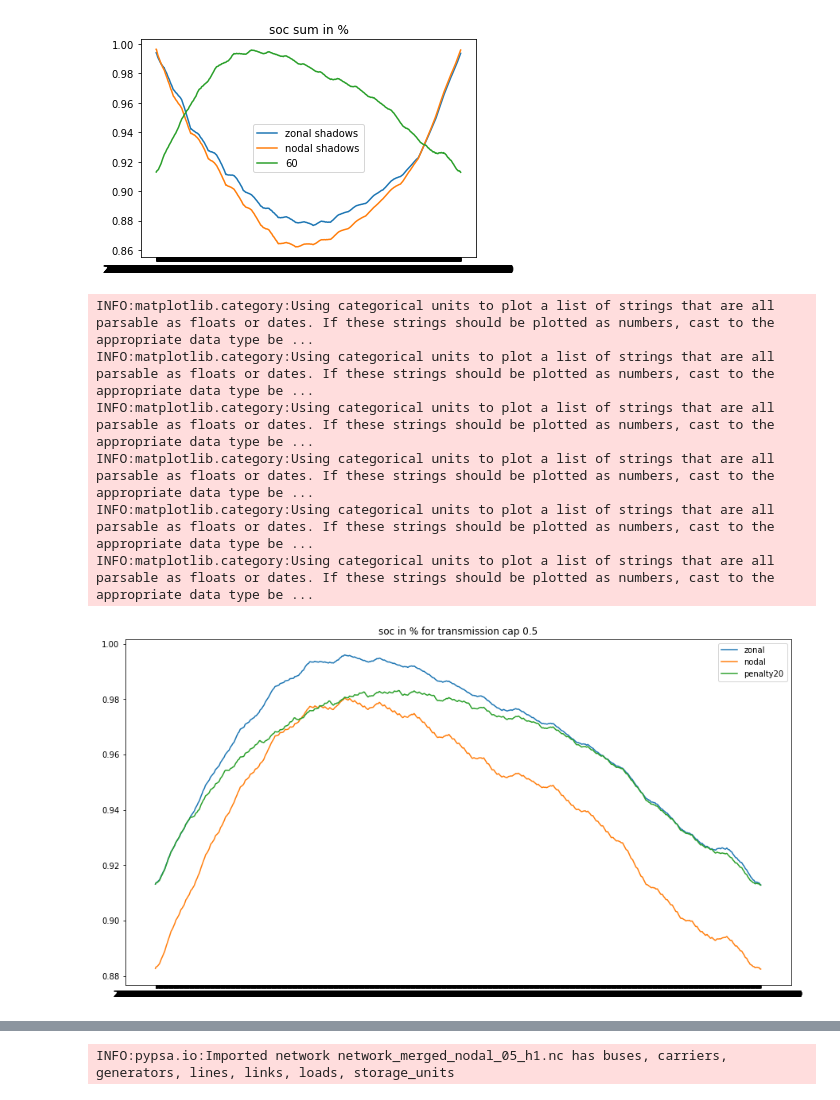
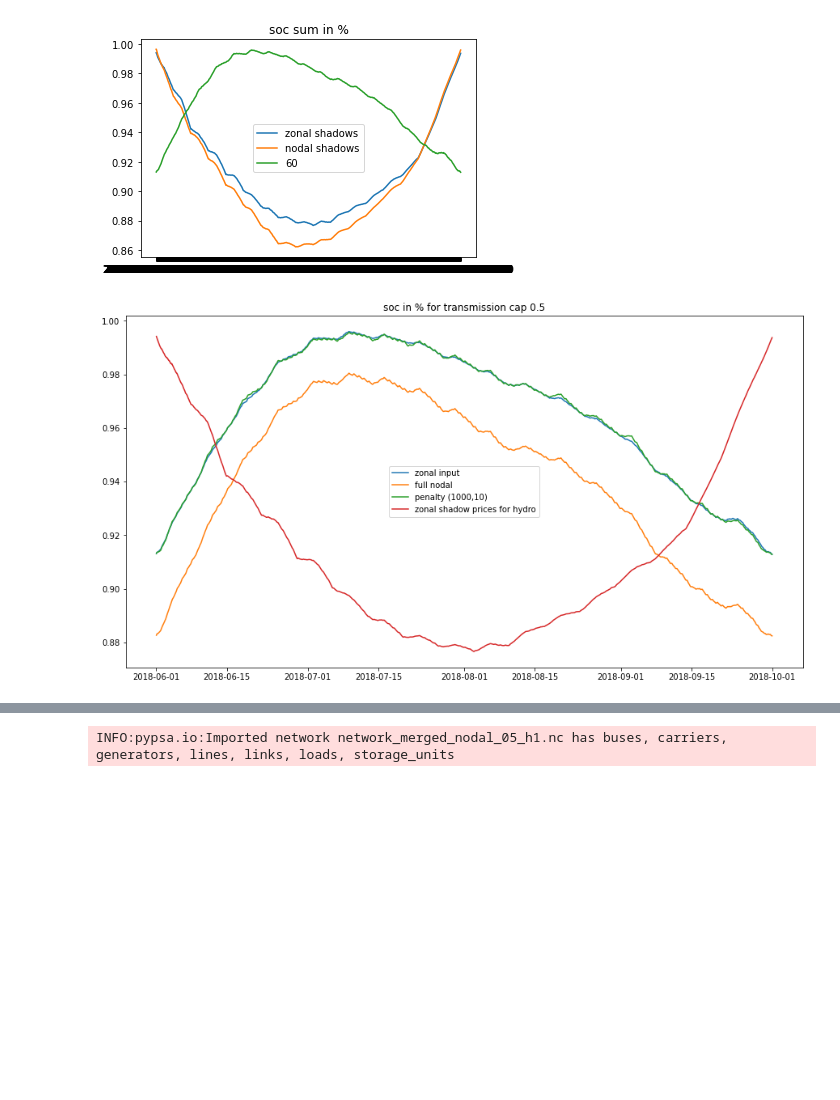
Before and after one commit to LucaLJ/nodal_zonal_model, a Jupyter notebook: hydro/hpc_results/last_results/analyse_soc_profiles_4months.ipynb, the cells around one changed output, grey strips where cells are left out. Drawn from its saved outputs; the diff is of its cells as text; code cells hidden in the pictures; blank space fills up the shorter version.

Commit message:
update analysis of results for hydro paper

```diff
--- a/hydro/hpc_results/last_results/analyse_soc_profiles_4months.ipynb
+++ b/hydro/hpc_results/last_results/analyse_soc_profiles_4months.ipynb
@@ -8,6 +8,7 @@ plt.rcParams['figure.figsize']=(15, 8)
 path_soc_bids = 'D:\Python\PyPSA\Luca/nodal_zonal_model\hydro\hpc_results\last_results/4months/bids\soc_nodal_1y_bids_shadows_07_h1.csv'
 path_soc_bids_n = 'D:\Python\PyPSA\Luca/nodal_zonal_model\hydro\hpc_results\last_results/4months/bids\soc_nodal_1y_bids_nodalShadows_07_h1.csv'
 df = pd.read_csv(path_soc_bids,index_col=0)
+df = df.tail(df.shape[0]-1)
 df_n = pd.read_csv(path_soc_bids_n,index_col=0)
 df = df.dropna()
 df_n = df_n.dropna()
@@ -87,7 +88,7 @@ INFO:matplotlib.category:Using categorical units to plot a list of strings that
 INFO:matplotlib.category:Using categorical units to plot a list of strings that are all parsable as floats or dates. If these strings should be plotted as numbers, cast to the appropriate data type be ...
 [figure]
 # %%
-path_soc_20 = 'D:\Python\PyPSA\Luca/nodal_zonal_model\hydro\hpc_results\last_results/4months/soc\soc_nodal_1y_05_pen20_4m.csv'
+path_soc_20 = 'D:\Python\PyPSA\Luca/nodal_zonal_model\hydro\hpc_results\last_results/4months/soc\soc_nodal_1y_05_pen19_4m.csv'
 soc20 = pd.read_csv(path_soc_20,index_col=0)
 soc20 = soc20.dropna()
 # drop first row because starts at hour0
@@ -101,17 +102,12 @@ path_soc_n = 'D:\Python\PyPSA\Luca/nodal_zonal_model\hydro\hpc_results\last_resu
 socn = pd.read_csv(path_soc_n,index_col=0)
 socn = socn.dropna()
 # %%
-plt.plot(socz.sum(axis=1)/cap.sum())
-plt.plot(socn.sum(axis=1)/cap.sum())
-plt.plot(soc20.sum(axis=1)/cap.sum())
-plt.legend(['zonal','nodal','penalty20'])
+plt.plot(timespan,socz.sum(axis=1)/cap.sum())
+plt.plot(timespan,socn.sum(axis=1)/cap.sum())
+plt.plot(timespan,soc20.sum(axis=1)/cap.sum())
+plt.plot(timespan,df.iloc[1:].sum(axis=1)/cap.sum())#.sum(axis=1)/cap.sum())
+plt.legend(['zonal input','full nodal','penalty (1000,10)','zonal shadow prices for hydro'])
 plt.title('soc in % for transmission cap 0.5')
 plt.show()
 # %% [output]
-INFO:matplotlib.category:Using categorical units to plot a list of strings that are all parsable as floats or dates. If these strings should be plotted as numbers, cast to the appropriate data type be ...
-INFO:matplotlib.category:Using categorical units to plot a list of strings that are all parsable as floats or dates. If these strings should be plotted as numbers, cast to the appropriate data type be ...
-INFO:matplotlib.category:Using categorical units to plot a list of strings that are all parsable as floats or dates. If these strings should be plotted as numbers, cast to the appropriate data type be ...
-INFO:matplotlib.category:Using categorical units to plot a list of strings that are all parsable as floats or dates. If these strings should be plotted as numbers, cast to the appropriate data type be ...
-INFO:matplotlib.category:Using categorical units to plot a list of strings that are all parsable as floats or dates. If these strings should be plotted as numbers, cast to the appropriate data type be ...
-INFO:matplotlib.category:Using categorical units to plot a list of strings that are all parsable as floats or dates. If these strings should be plotted as numbers, cast to the appropriate data type be ...
-[figure, old version]
+[figure, new version]
```
Also changed, not shown: parts of 2 cells of this notebook, 4 other files.
